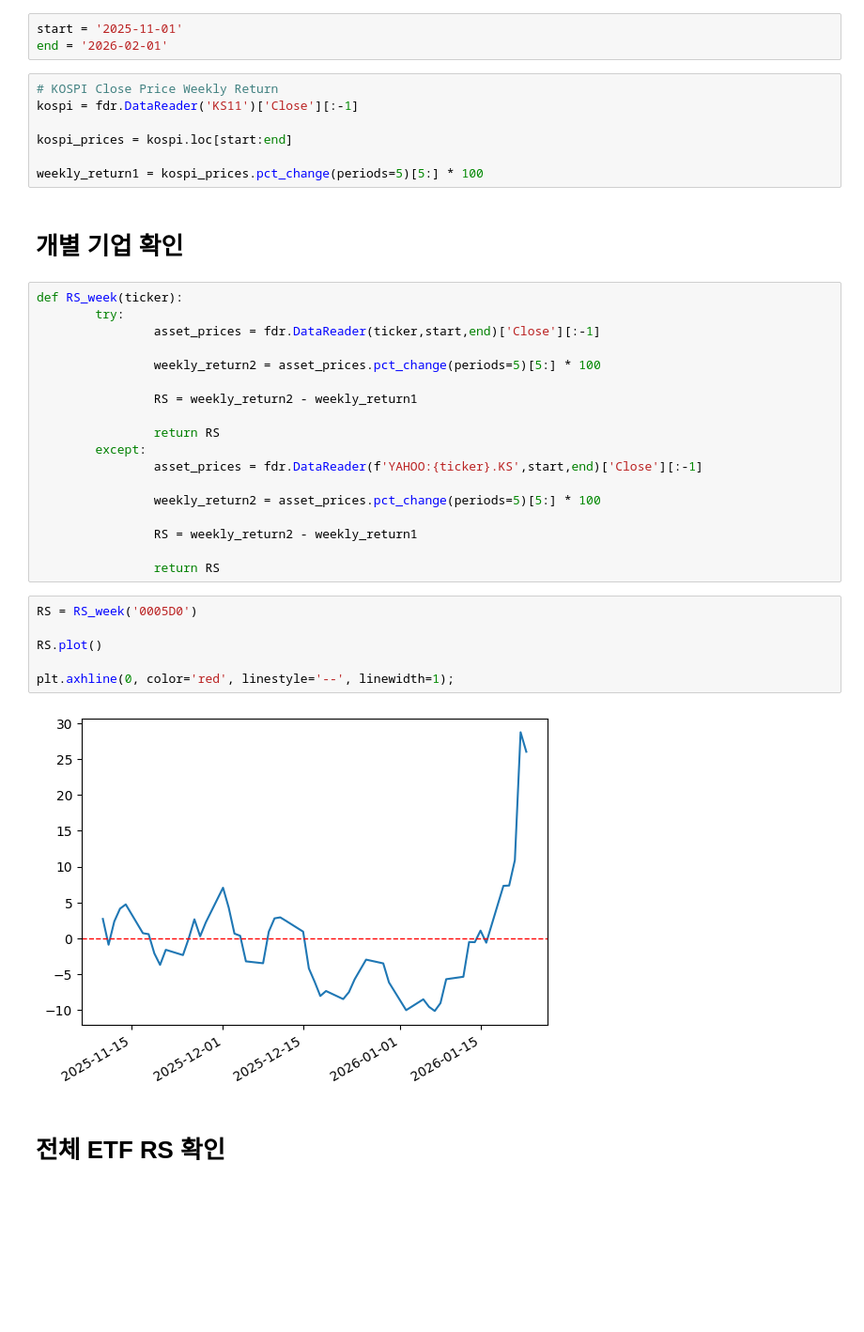
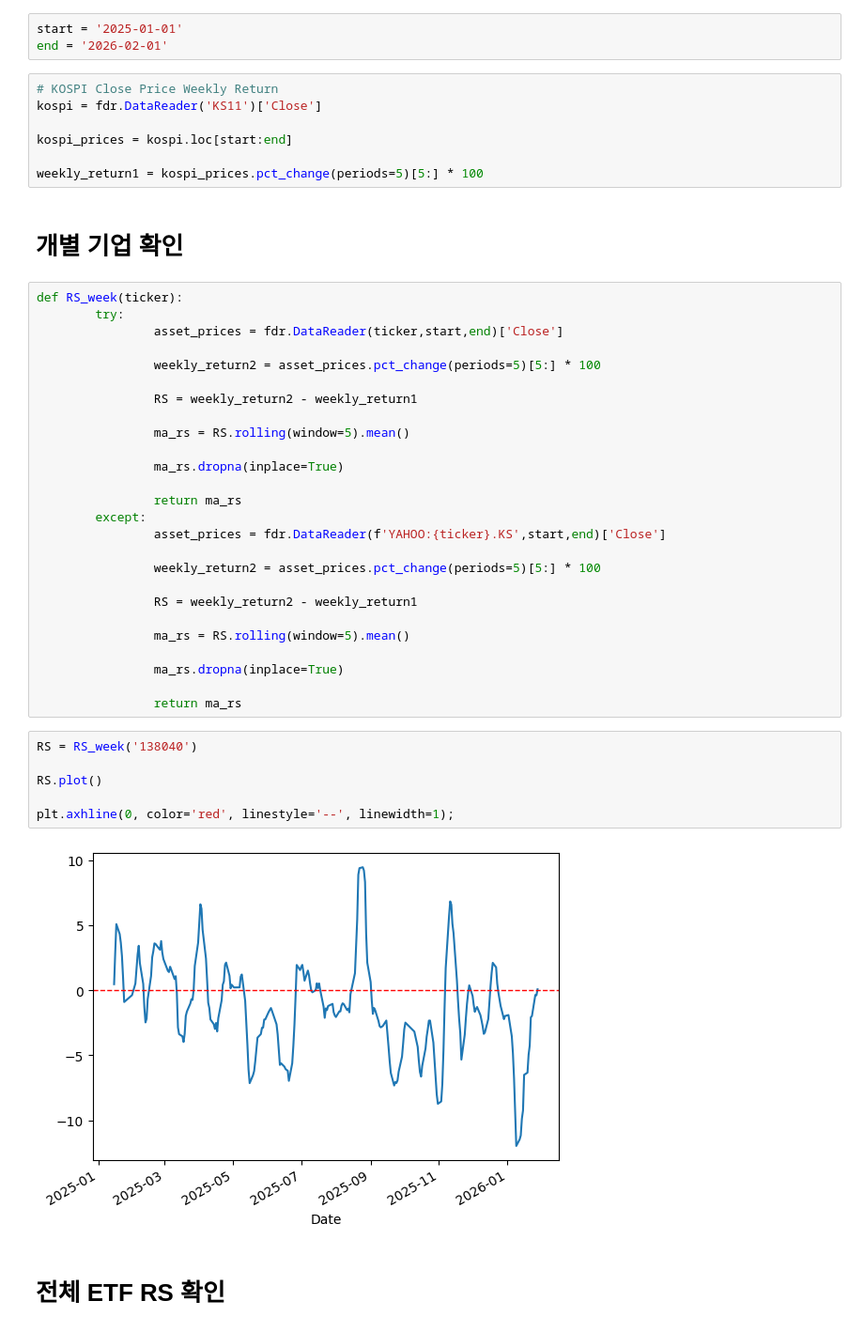
Before and after one commit to MinjunChoi24/JustStudy, a Jupyter notebook: Stock_analysis/ETF_RS.ipynb, the cells around one changed output. Shown at 94% size. Drawn from its saved outputs; the diff is of its cells as text; blank space fills up the shorter version.

```diff
--- a/Stock_analysis/ETF_RS.ipynb
+++ b/Stock_analysis/ETF_RS.ipynb
@@ -7,11 +7,11 @@ from datetime import datetime,timedelta
 import FinanceDataReader as fdr
 import openpyxl
 # %%
-start = '2025-11-01'
+start = '2025-01-01'
 end = '2026-02-01'
 # %%
 # KOSPI Close Price Weekly Return
-kospi = fdr.DataReader('KS11')['Close'][:-1]
+kospi = fdr.DataReader('KS11')['Close']
 
 kospi_prices = kospi.loc[start:end]
 
@@ -21,29 +21,37 @@ weekly_return1 = kospi_prices.pct_change(periods=5)[5:] * 100
 # %%
 def RS_week(ticker):
         try:
-                asset_prices = fdr.DataReader(ticker,start,end)['Close'][:-1]
+                asset_prices = fdr.DataReader(ticker,start,end)['Close']
 
                 weekly_return2 = asset_prices.pct_change(periods=5)[5:] * 100
 
                 RS = weekly_return2 - weekly_return1
 
-                return RS
+                ma_rs = RS.rolling(window=5).mean()
+
+                ma_rs.dropna(inplace=True)
+
+                return ma_rs
         except:
-                asset_prices = fdr.DataReader(f'YAHOO:{ticker}.KS',start,end)['Close'][:-1]
+                asset_prices = fdr.DataReader(f'YAHOO:{ticker}.KS',start,end)['Close']
 
                 weekly_return2 = asset_prices.pct_change(periods=5)[5:] * 100
 
                 RS = weekly_return2 - weekly_return1
 
-                return RS
+                ma_rs = RS.rolling(window=5).mean()
+
+                ma_rs.dropna(inplace=True)
+
+                return ma_rs
 # %%
-RS = RS_week('0005D0')
+RS = RS_week('138040')
 
 RS.plot()
 
 plt.axhline(0, color='red', linestyle='--', linewidth=1);
 # %% [output]
-[figure, old version]
+[figure, new version]
 # %% [markdown]
 # 전체 ETF RS 확인
 # %%
```
Also changed, not shown: parts of 2 cells of this notebook, 18 other files.
